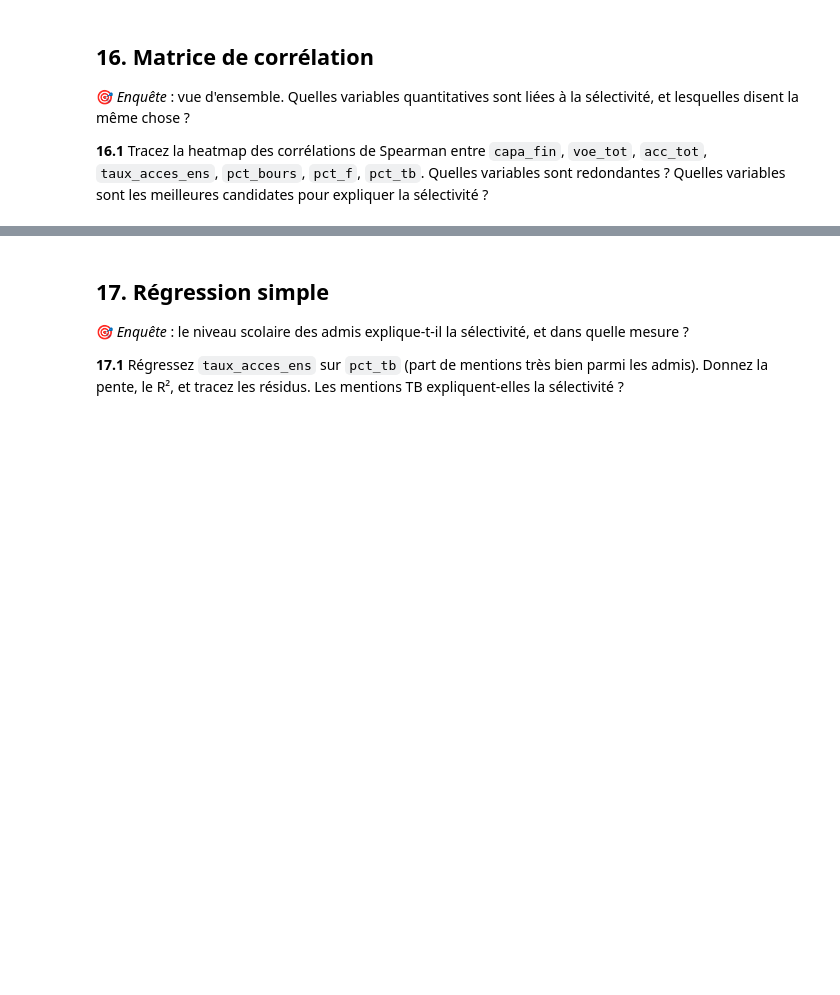
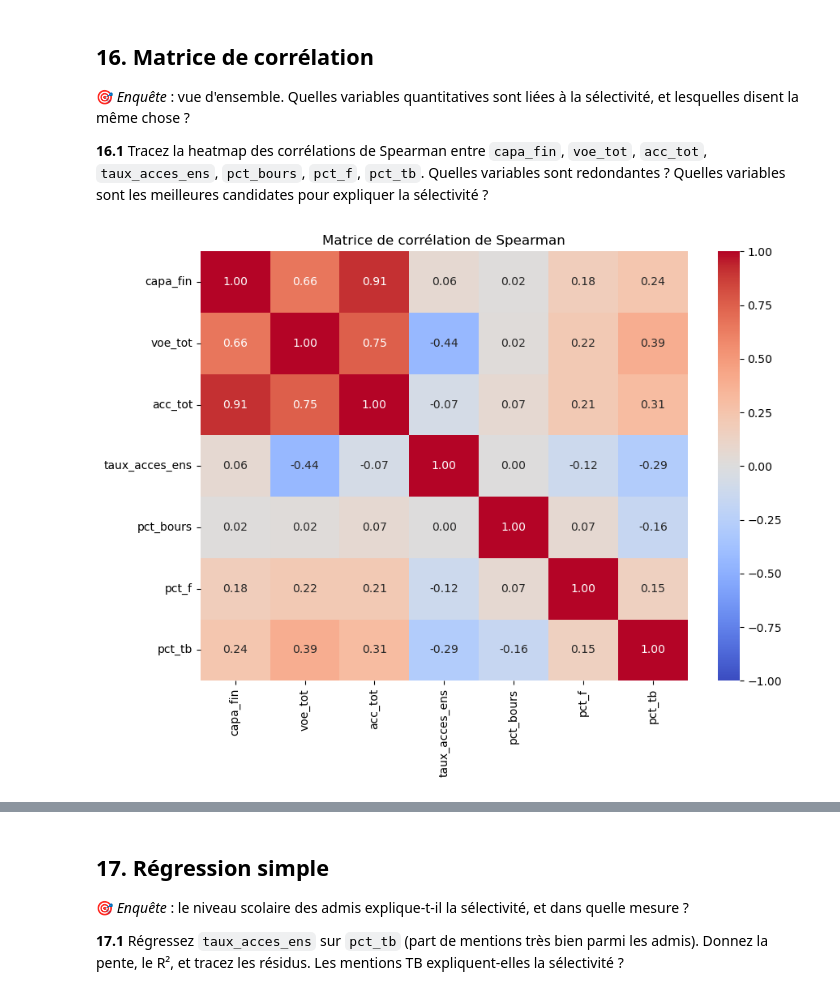
Before and after one commit to AhmedJr-ops/Parcoursup, a Jupyter notebook: TP_Parcoursup.ipynb, the cells around one changed output, grey strips where cells are left out. Cells and saved outputs as stored; diff of their text form; code cells hidden in the pictures; blank space fills up the shorter version.

```diff
--- a/TP_Parcoursup.ipynb
+++ b/TP_Parcoursup.ipynb
@@ -1004,3 +1096,32 @@ Une ptext{-value} extrêmement faible garantit que l'effet existe dans la popula
 🎯 *Enquête* : vue d'ensemble. Quelles variables quantitatives sont liées à la sélectivité, et lesquelles disent la même chose ?
 
 **16.1** Tracez la heatmap des corrélations de Spearman entre `capa_fin`, `voe_tot`, `acc_tot`, `taux_acces_ens`, `pct_bours`, `pct_f`, `pct_tb`. Quelles variables sont redondantes ? Quelles variables sont les meilleures candidates pour expliquer la sélectivité ?
+# %%
+import matplotlib.pyplot as plt
+import numpy as np
+import pandas as pd
+import seaborn as sns
+
+
+cols = [
+    "capa_fin",
+    "voe_tot",
+    "acc_tot",
+    "taux_acces_ens",
+    "pct_bours",
+    "pct_f",
+    "pct_tb",
+]
+df_sub = df[cols].dropna()
+
+# matrice de corrélation de Spearman
+corr_spearman = df_sub.corr(method="spearman")
+
+#  Heatmap
+plt.figure(figsize=(9, 7))
+sns.heatmap(corr_spearman, annot=True, fmt=".2f", cmap="coolwarm", vmin=-1, vmax=1)
+plt.title("Matrice de corrélation de Spearman")
+plt.tight_layout()
+plt.show()
+# %% [output]
+[figure, added]
```
Also changed, not shown: parts of 21 cells of this notebook.
